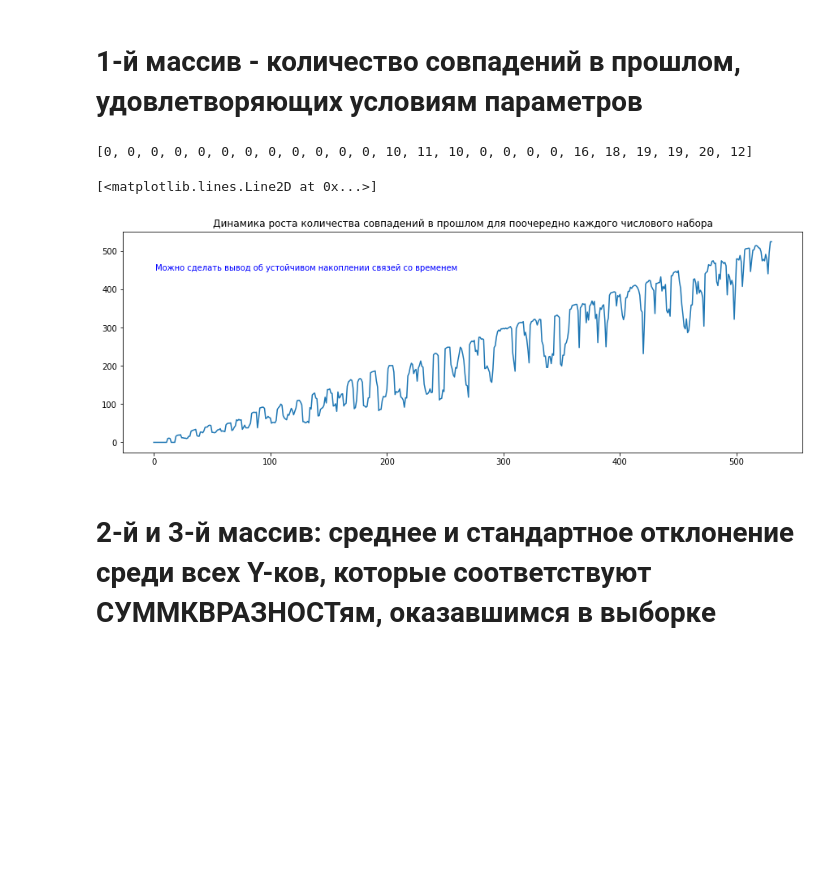
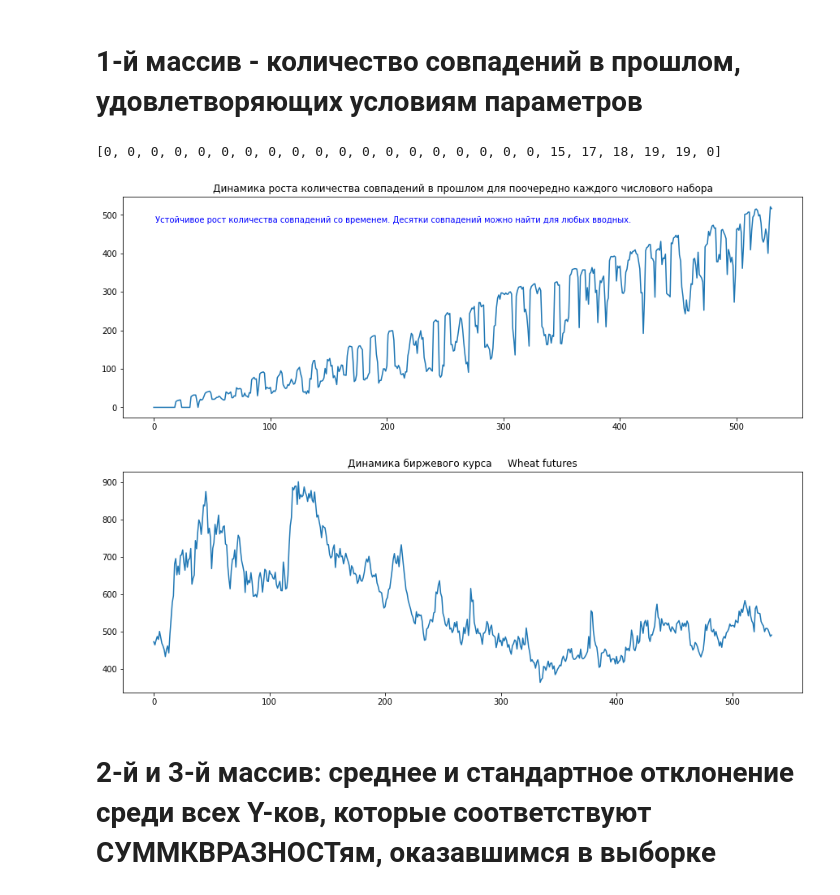
Before and after one commit to ForestTiger-GH/COTRA, a Jupyter notebook: Numeric_Classifier.ipynb, the cells around one changed output. Cells and saved outputs as stored; diff of their text form; code cells hidden in the pictures; blank space fills up the shorter version.

Commit message:
added stock price

```diff
--- a/Numeric_Classifier.ipynb
+++ b/Numeric_Classifier.ipynb
@@ -19,21 +19,34 @@ import matplotlib.pyplot as plt
 
 import copy
 # %%
-# ------------ Источник ------------ #
+# ------------ Источник статистики СОТ ------------ #
 
-df_url = "https://raw.githubusercontent.com/ForestTiger-GH/COTRA/main/Stat_wheat/StatisticsClassified_nonfilter_all536_3binYs.txt"
+df1_url = "https://raw.githubusercontent.com/ForestTiger-GH/COTRA/main/Stat_wheat/StatisticsClassified_nonfilter_all536_3binYs.txt"
 
-df_name = "Open Interest - vectorized"
+df1_name = "Open Interest - classified"
 
-df = pd.read_csv(df_url,
+df1 = pd.read_csv(df1_url,
                sep='\t',
                error_bad_lines=False,
                decimal=',',
                encoding='gbk',
                skiprows=1)
+OI = df1.iloc[:, 1:2]
+npOI = np.array(OI, dtype=int)
-# %%
-OI = df.iloc[:, 1:2]
-npOI = np.array(OI, dtype=int)
+# %%
+# ------------ Источник котировок ------------ #
+
+df2_url = "https://raw.githubusercontent.com/ForestTiger-GH/COTRA/main/Stat_wheat/PRICE_Wheat_2010-2020.txt"
+
+df2_name = "Wheat futures"
+
+df2 = pd.read_csv(df2_url,
+               sep='\t',
+               error_bad_lines=False,
+               decimal=',',
+               encoding='gbk',
+               skiprows=1)
+price = df2.iloc[:, 1:2]
 # %%
 # Доп обработка npOI
 aa = []
@@ -58,9 +71,9 @@ plt.plot(OI)
 
 interval = 5                                                                     # Размерность окна
 
-entry_ssq = 10                                                                   # Пороговая СУММКВРАЗНОСТЬ
+entry_ssq = 12                                                                   # Пороговая СУММКВРАЗНОСТЬ
 
-min_ssq_target = 10                                                               # Минимальное количество СУММКВРАЗНОСТей
+min_ssq_target = 15                                                               # Минимальное количество СУММКВРАЗНОСТей
 
 max_deviation = 1                                                                # Стандартное отклонение, не более
 
@@ -139,13 +152,19 @@ for w in range(cut_length):
 # %%
 # Результат
 print(matches[0:25], end='\n\n')
 plt.figure(figsize=(15,5))
 plt.title("Динамика роста количества совпадений в прошлом для поочередно каждого числового набора")
-plt.text(1, 450, "Устойчивое накопление связей со временем", color = 'blue')
+plt.text(1, 480, "Устойчивое рост количества совпадений со временем. Десятки совпадений можно найти для любых вводных.", color = 'blue')
 plt.plot(matches)
+plt.show()
+print()
+plt.figure(figsize=(15,5))
+plt.title("Динамика биржевого курса     "+df2_name)
+plt.plot(price)
+plt.show()
 # %% [output]
-[0, 0, 0, 0, 0, 0, 0, 0, 0, 0, 0, 0, 10, 11, 10, 0, 0, 0, 0, 16, 18, 19, 19, 20, 12]
+[0, 0, 0, 0, 0, 0, 0, 0, 0, 0, 0, 0, 0, 0, 0, 0, 0, 0, 0, 15, 17, 18, 19, 19, 0]
-[<matplotlib.lines.Line2D at 0x...>]
-[figure, old version]
+[figure, new version]
+[figure, added]
 # %% [markdown]
 # 2-й и 3-й массив: среднее и стандартное отклонение среди всех Y-ков, которые соответствуют СУММКВРАЗНОСТям, оказавшимся в выборке
```
Also changed, not shown: parts of 2 cells of this notebook.
